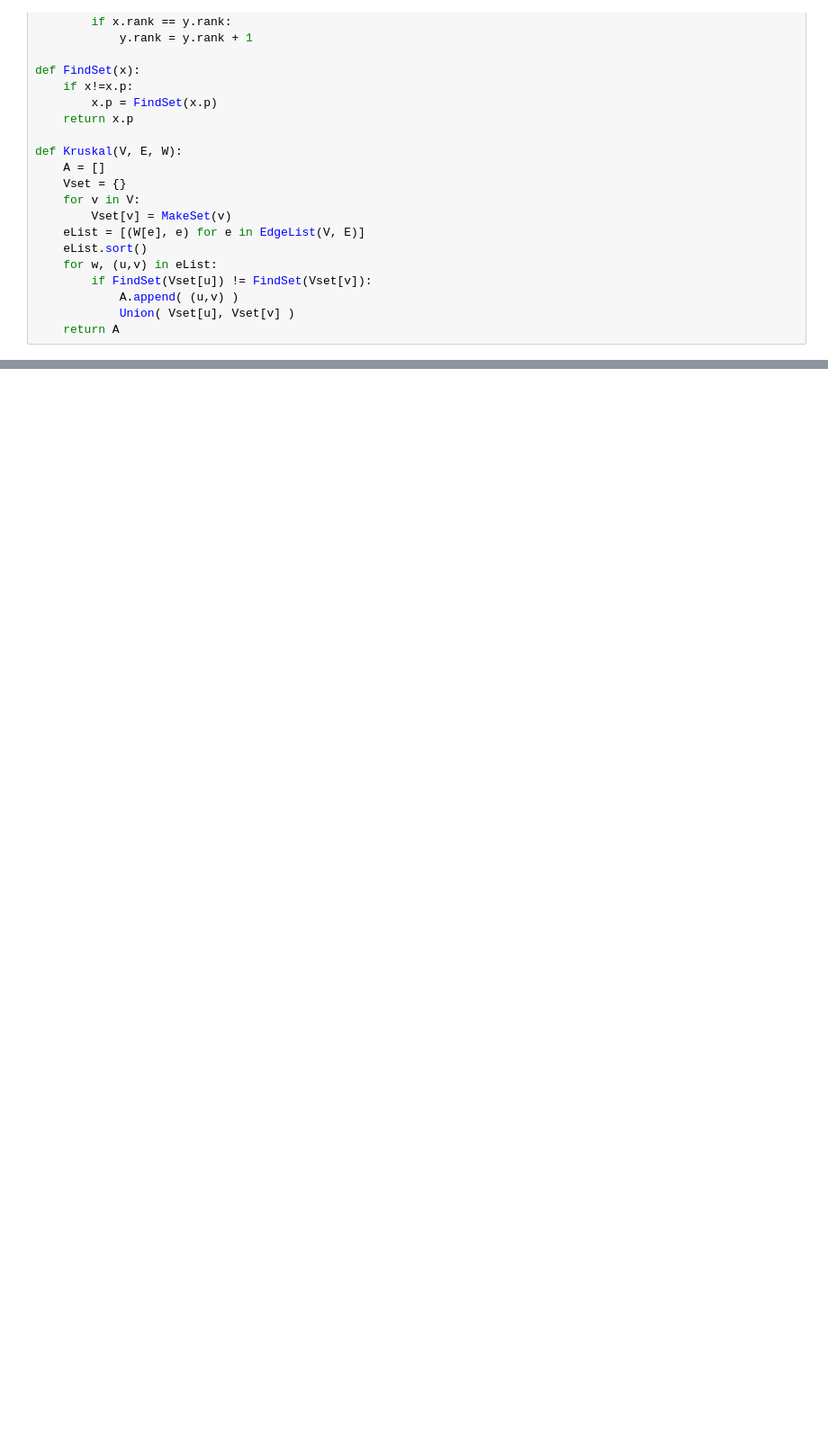
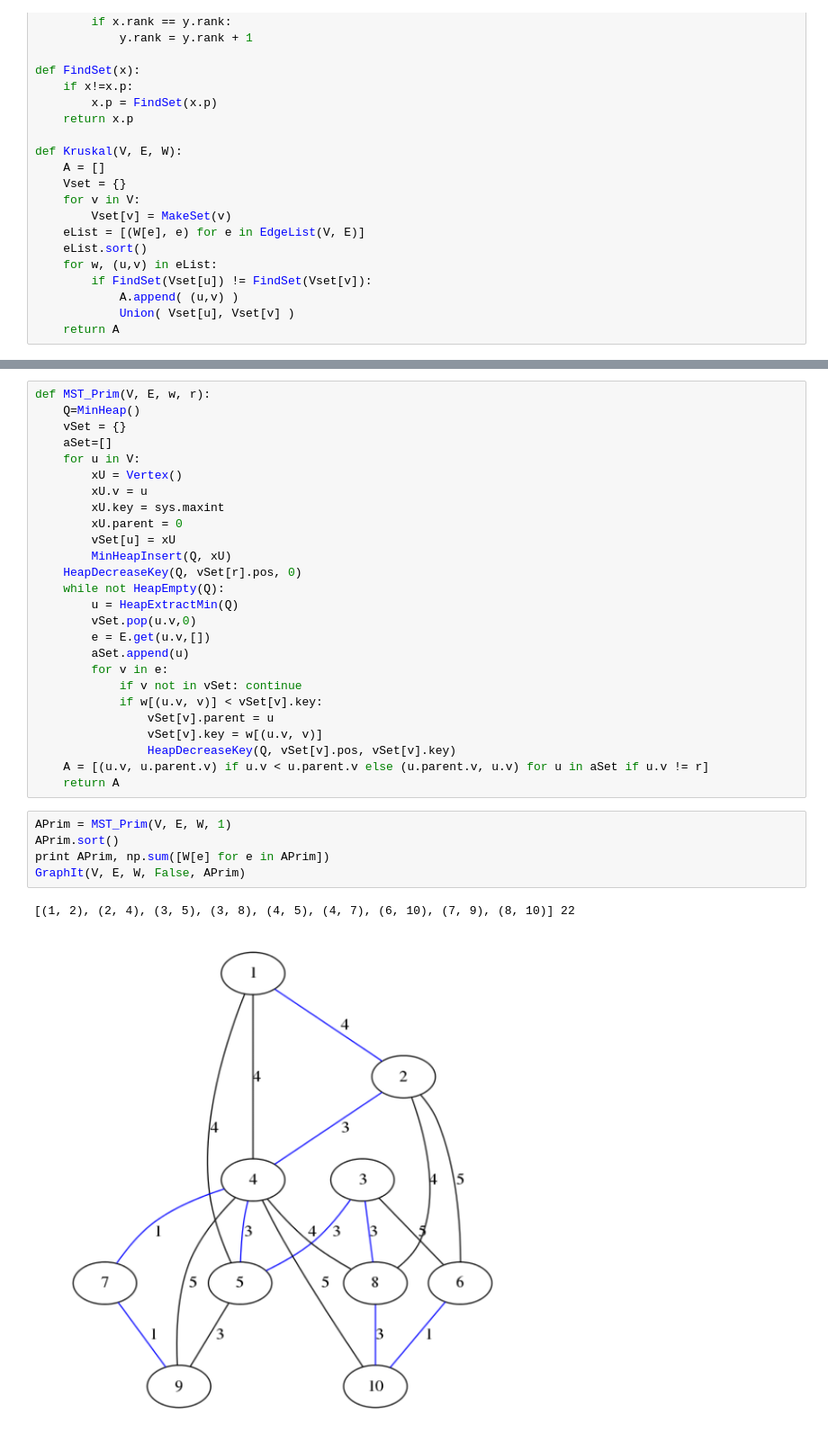
Before and after one commit to CarlosReyes1/c2017Fall, a Jupyter notebook: c174f17/GraphIntro.ipynb, the cells around one changed output, grey strips where cells are left out. Shown at 90% size. Cells and saved outputs as stored; diff of their text form; blank space fills up the shorter version.

Commit message:
Prim

```diff
--- a/c174f17/GraphIntro.ipynb
+++ b/c174f17/GraphIntro.ipynb
@@ -310,0 +382,34 @@ Vertex: Edge List
+# %%
+def MST_Prim(V, E, w, r):
+    Q=MinHeap()
+    vSet = {}
+    aSet=[]
+    for u in V:
+        xU = Vertex()
+        xU.v = u
+        xU.key = sys.maxint
+        xU.parent = 0
+        vSet[u] = xU
+        MinHeapInsert(Q, xU)
+    HeapDecreaseKey(Q, vSet[r].pos, 0)
+    while not HeapEmpty(Q):
+        u = HeapExtractMin(Q)
+        vSet.pop(u.v,0)
+        e = E.get(u.v,[])
+        aSet.append(u)
+        for v in e:
+            if v not in vSet: continue
+            if w[(u.v, v)] < vSet[v].key:
+                vSet[v].parent = u
+                vSet[v].key = w[(u.v, v)]
+                HeapDecreaseKey(Q, vSet[v].pos, vSet[v].key)
+    A = [(u.v, u.parent.v) if u.v < u.parent.v else (u.parent.v, u.v) for u in aSet if u.v != r]
+    return A
+# %%
+APrim = MST_Prim(V, E, W, 1)
+APrim.sort()
+print APrim, np.sum([W[e] for e in APrim])
+GraphIt(V, E, W, False, APrim)
+# %% [output]
+[(1, 2), (2, 4), (3, 5), (3, 8), (4, 5), (4, 7), (6, 10), (7, 9), (8, 10)] 22
+[figure, added]
```
Also changed, not shown: parts of 8 cells of this notebook.
